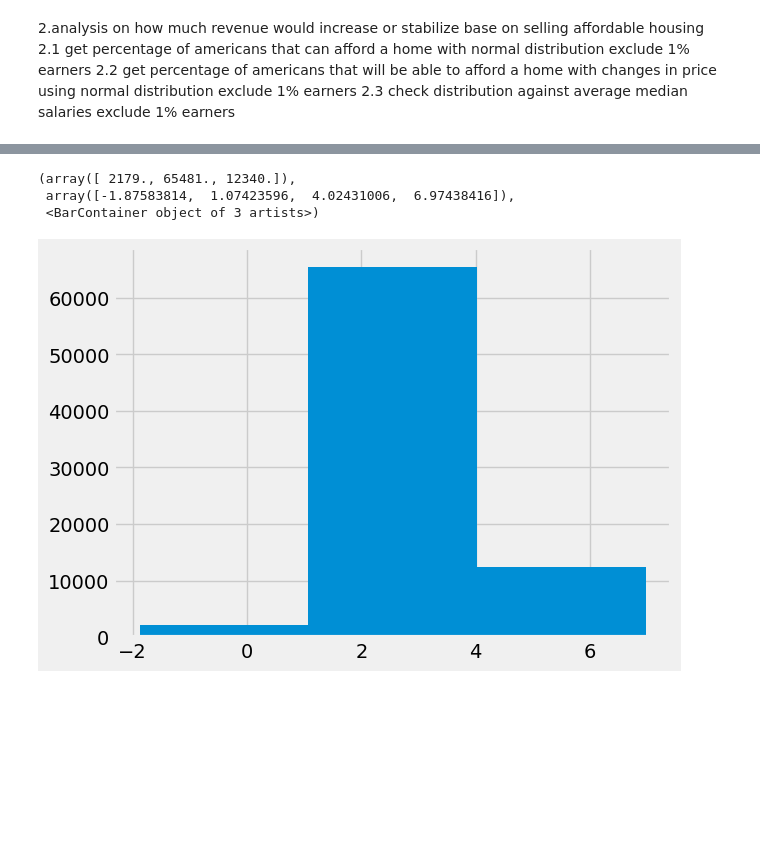
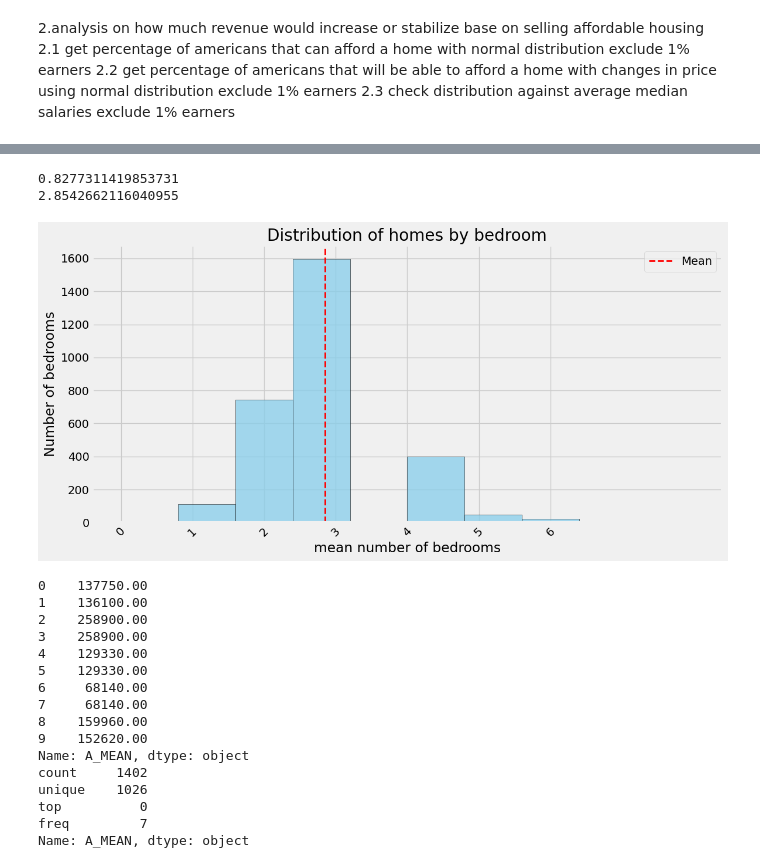
Before and after one commit to kdizil117/seniorcapstone, a Jupyter notebook: Revenue_change_analysis.ipynb, the cells around one changed output, grey strips where cells are left out. Drawn from its saved outputs; the diff is of its cells as text; code cells hidden in the pictures; blank space fills up the shorter version.

```diff
--- a/Revenue_change_analysis.ipynb
+++ b/Revenue_change_analysis.ipynb
@@ -45,18 +58,72 @@ ProgrammingError: (pyodbc.ProgrammingError) ('42S02', "[42S02] [Microsoft][ODBC
 # %%
 from scipy import stats
 from scipy.stats import norm
-mean_bedrooms = 3
-std_bedrooms = 1
-total_houses = 80000
-values = np.random.normal(mean_bedrooms,std_bedrooms,total_houses)
-plt.hist(values,3)
+mean_bedrooms = Housing_features_df['Bedroom_AbvGr'].mean()
+std_bedrooms = Housing_features_df['Bedroom_AbvGr'].std()
+total_houses = 2930
+print (std_bedrooms)
+print (mean_bedrooms)
+
+#set bins
+bins = [0,1,2,3,4,5,6]
+
+#plot
+plt.figure(figsize=(12,6))
+plt.hist(Housing_features_df['Bedroom_AbvGr'], edgecolor='black', color='skyblue', alpha=0.75)
+plt.title('Distribution of homes by bedroom')
+plt.xlabel('mean number of bedrooms')
+plt.ylabel('Number of bedrooms')
+plt.xticks(bins, rotation=45)
+plt.grid(True)
+plt.tight_layout()
+plt.axvline(Housing_features_df['Bedroom_AbvGr'].mean(), color='red', linestyle='dashed', linewidth=2, label='Mean')
+plt.legend()
+plt.show()
 
 
 
 #stat, p = stats.shapiro(Housing_features_df['BedroomAbvGr'])
 #print(f"Shapiro-Wilk test: Statistic = {stat:.4f}, p-value = {p:.4f}")
 # %% [output]
-(array([ 2179., 65481., 12340.]),
- array([-1.87583814,  1.07423596,  4.02431006,  6.97438416]),
- <BarContainer object of 3 artists>)
+0.8277311419853731
+2.8542662116040955
-[figure, old version]
+[figure, new version]
+# %%
+import sqlalchemy as sa
+import pandas as pd
+import urllib
+
+params_worker = urllib.parse.quote_plus(
+    "DRIVER={ODBC Driver 18 for SQL Server};"
+    "SERVER=localhost;"
+    "DATABASE=Worker_pay;"
+    "UID=SA;"
+    "PWD=SuperK_0606$;"
+    "Encrypt=no;"
+    "TrustServerCertificate=yes"
+)
+
+connection_string_worker = f"mssql+pyodbc:///?odbc_connect={params_worker}"
+engine_worker = sa.create_engine(connection_string_worker)
+
+wage_df = pd.read_sql('SELECT * from [bls_national_may2023_wage_data]', engine_worker)
+
+print(wage_df['A_MEAN'].head(10))
+print(wage_df['A_MEAN'].describe())
+# %% [output]
+0    137750.00
+1    136100.00
+2    258900.00
+3    258900.00
+4    129330.00
+5    129330.00
+6     68140.00
+7     68140.00
+8    159960.00
+9    152620.00
+Name: A_MEAN, dtype: object
+count     1402
+unique    1026
+top          0
+freq         7
+Name: A_MEAN, dtype: object
```
Also changed, not shown: parts of 5 cells of this notebook, 1 other file.
